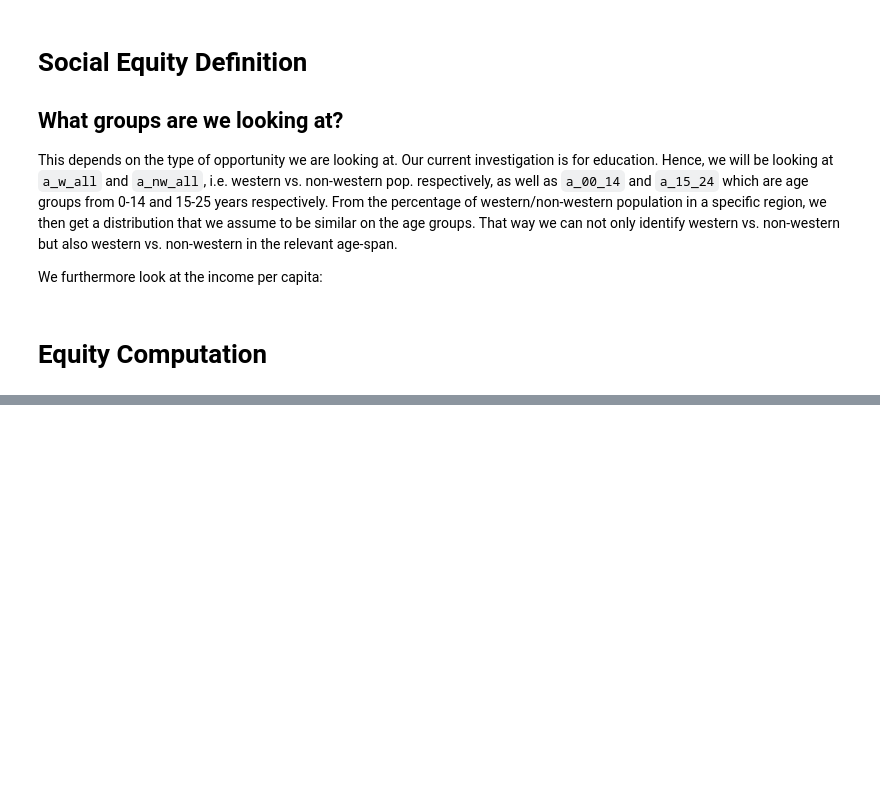
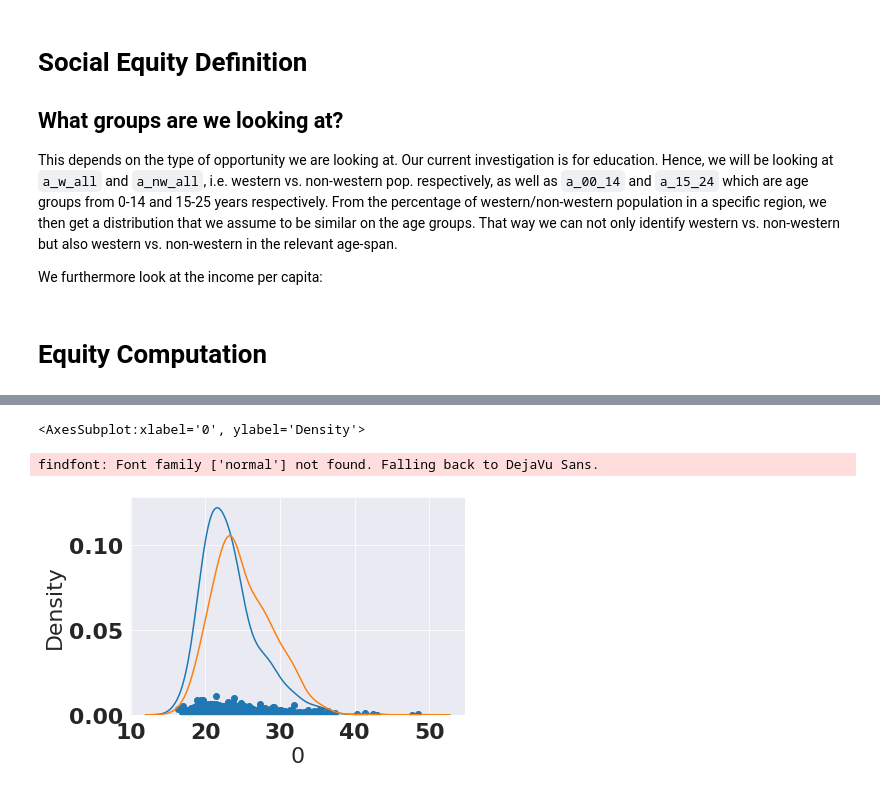
Before and after one commit to EquiCity/thesis, a Jupyter notebook: eda/notebooks/ams_transit_network_accessibility_analysis.ipynb, the cells around one changed output, grey strips where cells are left out. Cells and saved outputs as stored; diff of their text form; code cells hidden in the pictures; blank space fills up the shorter version.

```diff
--- a/eda/notebooks/ams_transit_network_accessibility_analysis.ipynb
+++ b/eda/notebooks/ams_transit_network_accessibility_analysis.ipynb
@@ -93,0 +243,8 @@ lowest_40p_income_hh = kwb_19_ams_neighborhoods[['BU_NAAM', 'p_hh_li']]
+# %%
+plt.scatter(buurt_avg_tt[0],buurt_avg_tt['p_of_total_w'])
+sns.kdeplot(buurt_avg_tt[0], weights=buurt_avg_tt['p_of_total_w'])
+sns.kdeplot(buurt_avg_tt[0], weights=buurt_avg_tt['p_of_total_nw'])
+# %% [output]
+<AxesSubplot:xlabel='0', ylabel='Density'>
+findfont: Font family ['normal'] not found. Falling back to DejaVu Sans.
+[figure, added]
```
Also changed, not shown: parts of 32 cells of this notebook, 30 other files.
